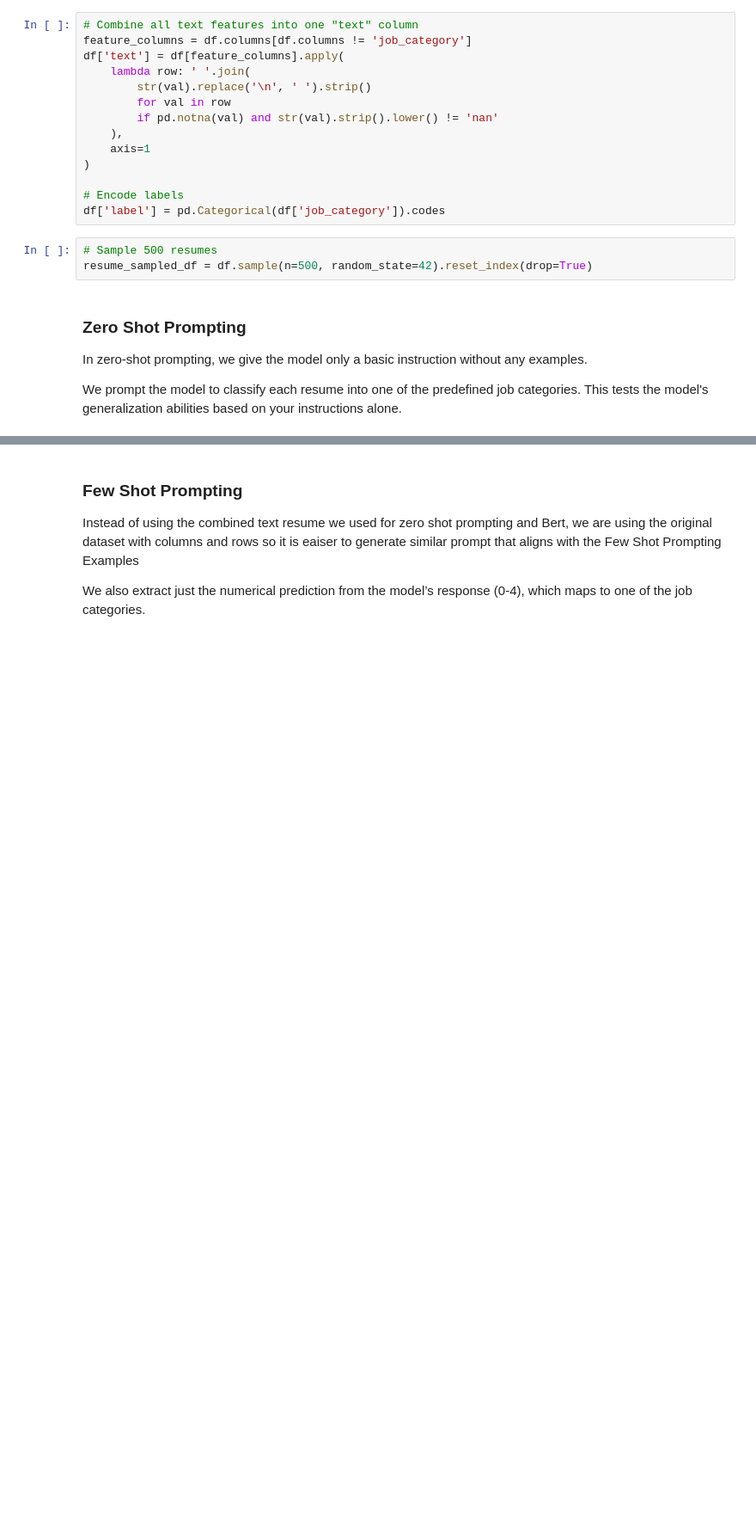
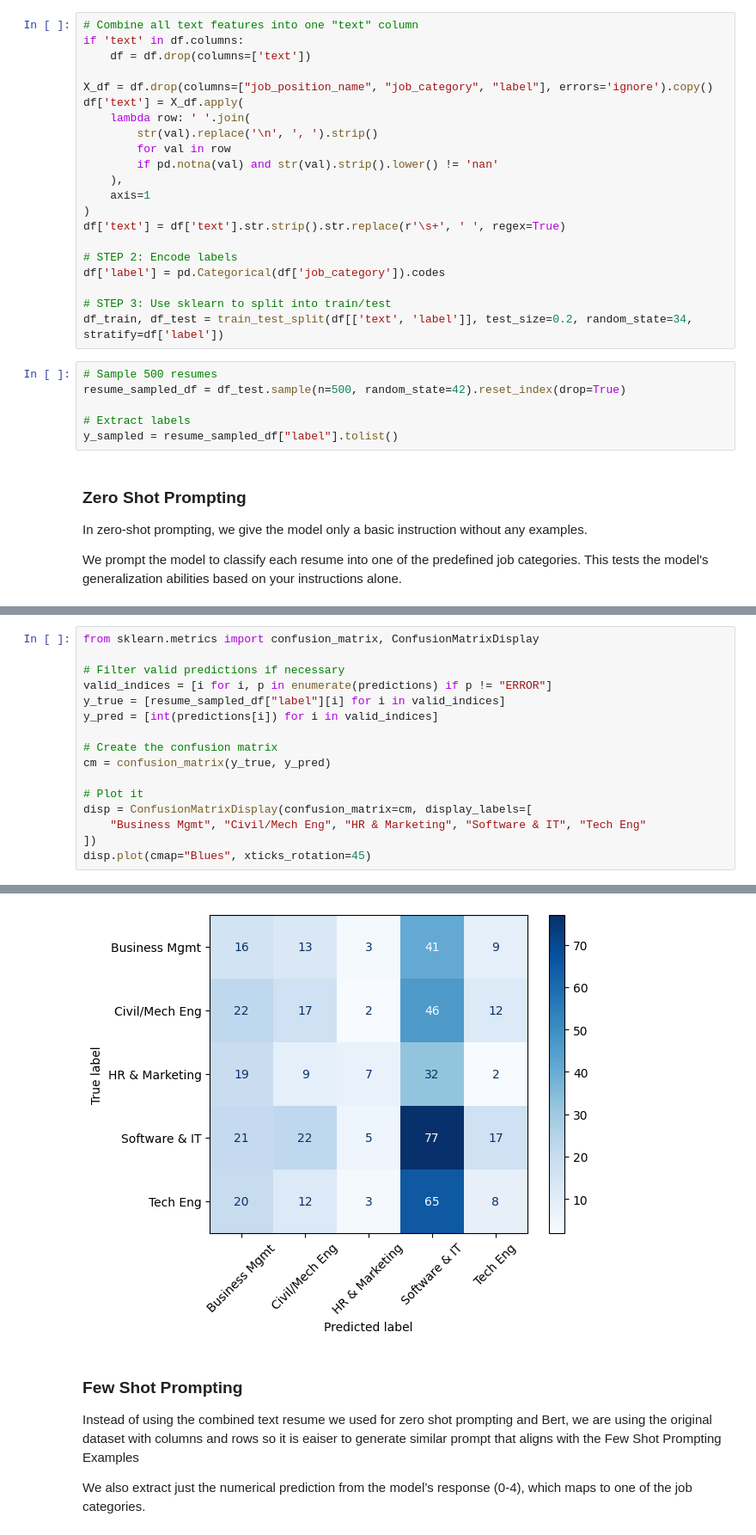
Before and after one commit to anorazhu/NLP-Project, a Jupyter notebook: NLP_Project.ipynb, the cells around one changed output, grey strips where cells are left out. Shown at 86% size. Cells and saved outputs as stored; diff of their text form; blank space fills up the shorter version.

```diff
--- a/NLP_Project.ipynb
+++ b/NLP_Project.ipynb
@@ -935,21 +658,31 @@ client = Mistral(api_key="w6yh0tpXA6gK3p52Yt1vfzM8Yv74LkNX")
 MODEL = "mistral-large-latest"
 # %%
 # Combine all text features into one "text" column
-feature_columns = df.columns[df.columns != 'job_category']
-df['text'] = df[feature_columns].apply(
+if 'text' in df.columns:
+    df = df.drop(columns=['text'])
+
+X_df = df.drop(columns=["job_position_name", "job_category", "label"], errors='ignore').copy()
+df['text'] = X_df.apply(
     lambda row: ' '.join(
-        str(val).replace('\n', ' ').strip()
+        str(val).replace('\n', ', ').strip()
         for val in row
         if pd.notna(val) and str(val).strip().lower() != 'nan'
     ),
     axis=1
 )
+df['text'] = df['text'].str.strip().str.replace(r'\s+', ' ', regex=True)
 
-# Encode labels
+# STEP 2: Encode labels
 df['label'] = pd.Categorical(df['job_category']).codes
+
+# STEP 3: Use sklearn to split into train/test
+df_train, df_test = train_test_split(df[['text', 'label']], test_size=0.2, random_state=34, stratify=df['label'])
 # %%
 # Sample 500 resumes
-resume_sampled_df = df.sample(n=500, random_state=42).reset_index(drop=True)
+resume_sampled_df = df_test.sample(n=500, random_state=42).reset_index(drop=True)
+
+# Extract labels
+y_sampled = resume_sampled_df["label"].tolist()
 # %% [markdown]
 ### Zero Shot Prompting
 In zero-shot prompting, we give the model only a basic instruction without any examples.
@@ -1037,0 +771,17 @@ Civil and Mechanical Engineering       0.28      0.17      0.21       100
+# %%
+from sklearn.metrics import confusion_matrix, ConfusionMatrixDisplay
+
+# Filter valid predictions if necessary
+valid_indices = [i for i, p in enumerate(predictions) if p != "ERROR"]
+y_true = [resume_sampled_df["label"][i] for i in valid_indices]
+y_pred = [int(predictions[i]) for i in valid_indices]
+
+# Create the confusion matrix
+cm = confusion_matrix(y_true, y_pred)
+
+# Plot it
+disp = ConfusionMatrixDisplay(confusion_matrix=cm, display_labels=[
+    "Business Mgmt", "Civil/Mech Eng", "HR & Marketing", "Software & IT", "Tech Eng"
+])
+disp.plot(cmap="Blues", xticks_rotation=45)
+# %% [output]
@@ -1038,3 +789,4 @@ Civil and Mechanical Engineering       0.28      0.17      0.21       100
+[figure, added]
 # %% [markdown]
 ### Few Shot Prompting
 Instead of using the combined text resume we used for zero shot prompting and Bert, we are using the original dataset with columns and rows so it is eaiser to generate similar prompt that aligns with the Few Shot Prompting Examples
```
Also changed, not shown: parts of 21 cells of this notebook, 1 other file.
